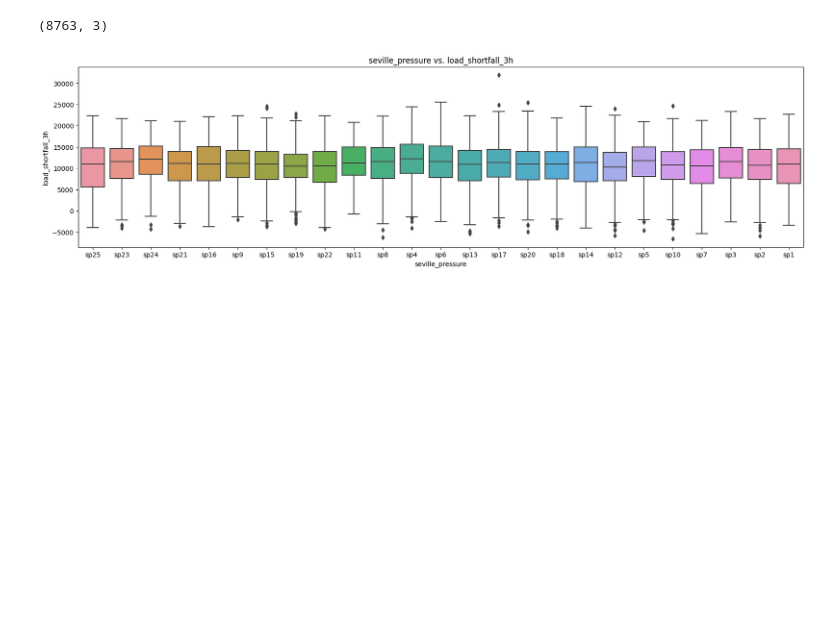
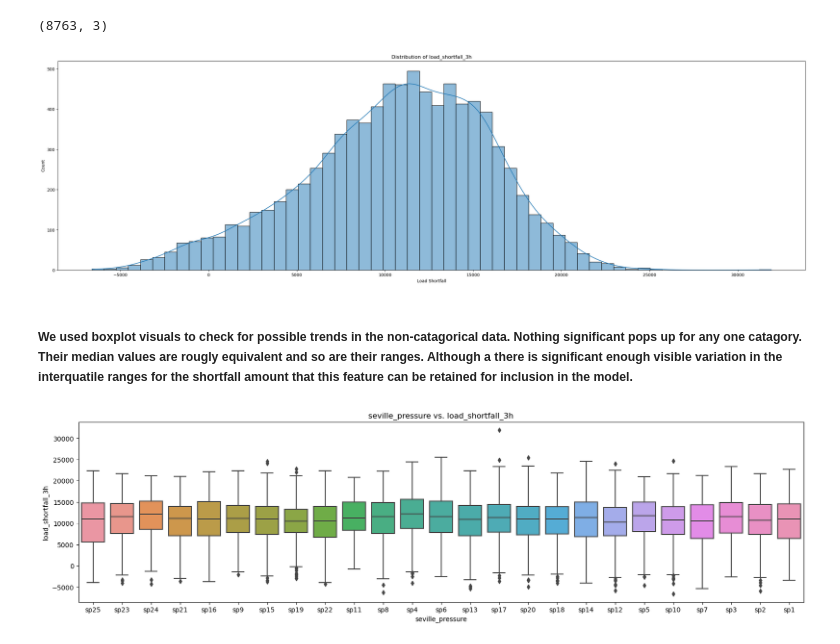
Before and after one commit to xuzmocode4-325/linear-regression-predict, a Jupyter notebook: notebook/starter-notebook.ipynb, the cells around one changed output. Saved outputs shown, nothing was run; the diff lists cells and outputs as text; code cells hidden in the pictures; blank space fills up the shorter version.

```diff
--- a/notebook/starter-notebook.ipynb
+++ b/notebook/starter-notebook.ipynb
@@ -376,6 +354,18 @@ plt.show()
 categorical_df.shape
 # %% [output]
 (8763, 3)
+# %%
+# have a look at feature distributions
+plt.figure(figsize =(32,9))
+sns.histplot(df['load_shortfall_3h'], kde=True)
+plt.xlabel('Load Shortfall')
+plt.ylabel('Count')
+plt.title('Distribution of load_shortfall_3h')
+plt.show()
+# %% [output]
+[figure, added]
+# %% [markdown]
+##### We used boxplot visuals to check for possible trends in the non-catagorical data. Nothing significant pops up for any one catagory. Their median values are rougly equivalent and so are their ranges. Although a there is significant enough visible variation in the interquatile ranges for the shortfall amount that this feature can be retained for inclusion in the model.
 # %%
 for var in categorical_df.drop("time", axis=1).columns:
      plt.figure(figsize =(20,5))
```
Also changed, not shown: parts of 39 cells of this notebook.
